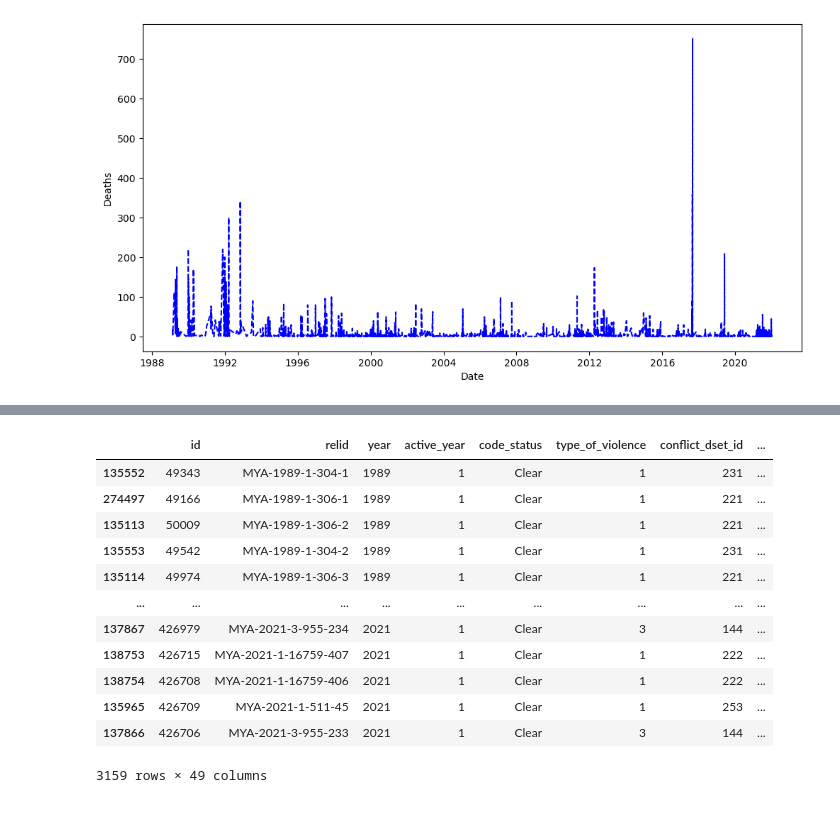
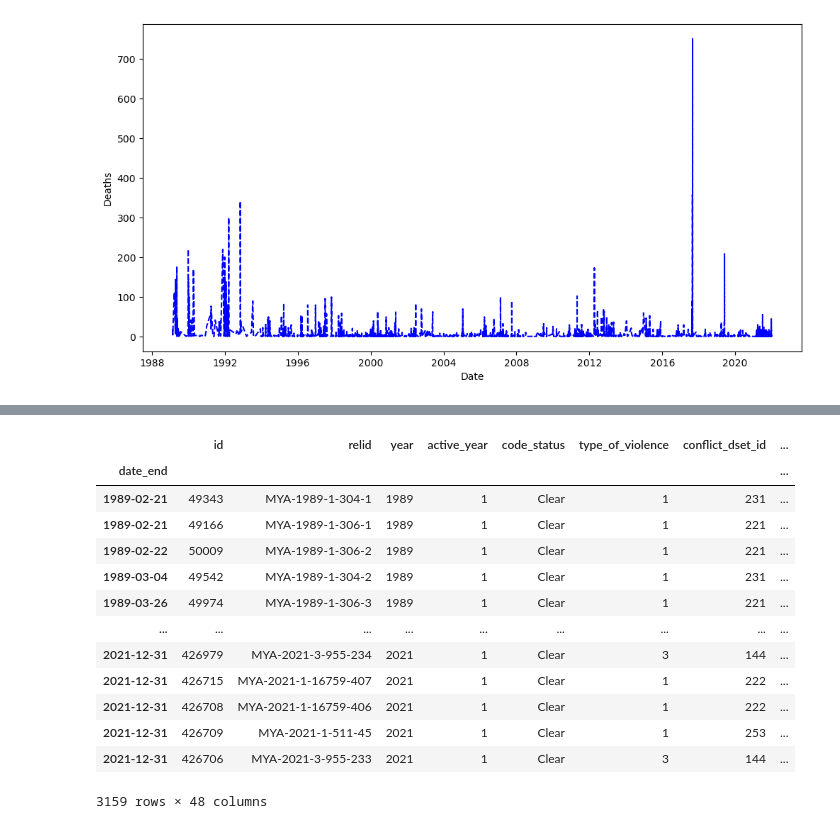
Before and after one commit to TomCKan/Myanmar_Data_Analysis, a Jupyter notebook: Myanmar_UCDP_1989to2021.ipynb, the cells around one changed output, grey strips where cells are left out. Saved outputs shown, nothing was run; the diff lists cells and outputs as text; code cells hidden in the pictures.

```diff
--- a/Myanmar_UCDP_1989to2021.ipynb
+++ b/Myanmar_UCDP_1989to2021.ipynb
@@ -5,7 +5,7 @@ import matplotlib.pyplot as plt
 
 %matplotlib inline
 # %%
-UCDP_Figures = pd.read_csv(r"C:\Users\Tom\Documents\Myanmar Project\Myanmar Project - Data & Codebooks\GEDEvent_v22_1.csv",
+UCDP_Figures = pd.read_csv(r"C:\Users\Tom\Documents\Myanmar_Project\Data _&_Codebooks\GEDEvent_v22_1.csv",
                            low_memory = False)
 # %%
 UCDP_Figures.head()
@@ -140,7 +141,7 @@ False
 425
 # %%
 # this code drops the 0 values from UCDP_Myanmar
-UCDP_MyanmarV2 = UCDP_Myanmar.loc[UCDP_Myanmar["best"] != 0]
+UCDP_Myanmar = UCDP_Myanmar.loc[UCDP_Myanmar["best"] != 0]
 # %%
 fig, axes = plt.subplots(figsize=(12, 6))
 
@@ -175,21 +176,22 @@ gwnoa                        object
 gwnob                       float64
 dtype: object
 # %%
-UCDP_MyanmarV2.set_index("id", "date_end")
+UCDP_Myanmar = UCDP_Myanmar.set_index("date_end")
 
-UCDP_MyanmarV2
+UCDP_Myanmar
 # %% [output]
 |  | id | relid | year | active_year | code_status | type_of_violence | conflict_dset_id | ... |
-| 135552 | 49343 | MYA-1989-1-304-1 | 1989 | 1 | Clear | 1 | 231 | ... |
-| 274497 | 49166 | MYA-1989-1-306-1 | 1989 | 1 | Clear | 1 | 221 | ... |
-| 135113 | 50009 | MYA-1989-1-306-2 | 1989 | 1 | Clear | 1 | 221 | ... |
-| 135553 | 49542 | MYA-1989-1-304-2 | 1989 | 1 | Clear | 1 | 231 | ... |
-| 135114 | 49974 | MYA-1989-1-306-3 | 1989 | 1 | Clear | 1 | 221 | ... |
+| date_end |  |  |  |  |  |  |  | ... |
+| 1989-02-21 | 49343 | MYA-1989-1-304-1 | 1989 | 1 | Clear | 1 | 231 | ... |
+| 1989-02-21 | 49166 | MYA-1989-1-306-1 | 1989 | 1 | Clear | 1 | 221 | ... |
+| 1989-02-22 | 50009 | MYA-1989-1-306-2 | 1989 | 1 | Clear | 1 | 221 | ... |
+| 1989-03-04 | 49542 | MYA-1989-1-304-2 | 1989 | 1 | Clear | 1 | 231 | ... |
+| 1989-03-26 | 49974 | MYA-1989-1-306-3 | 1989 | 1 | Clear | 1 | 221 | ... |
 | ... | ... | ... | ... | ... | ... | ... | ... | ... |
-| 137867 | 426979 | MYA-2021-3-955-234 | 2021 | 1 | Clear | 3 | 144 | ... |
-| 138753 | 426715 | MYA-2021-1-16759-407 | 2021 | 1 | Clear | 1 | 222 | ... |
-| 138754 | 426708 | MYA-2021-1-16759-406 | 2021 | 1 | Clear | 1 | 222 | ... |
-| 135965 | 426709 | MYA-2021-1-511-45 | 2021 | 1 | Clear | 1 | 253 | ... |
-| 137866 | 426706 | MYA-2021-3-955-233 | 2021 | 1 | Clear | 3 | 144 | ... |
+| 2021-12-31 | 426979 | MYA-2021-3-955-234 | 2021 | 1 | Clear | 3 | 144 | ... |
+| 2021-12-31 | 426715 | MYA-2021-1-16759-407 | 2021 | 1 | Clear | 1 | 222 | ... |
+| 2021-12-31 | 426708 | MYA-2021-1-16759-406 | 2021 | 1 | Clear | 1 | 222 | ... |
+| 2021-12-31 | 426709 | MYA-2021-1-511-45 | 2021 | 1 | Clear | 1 | 253 | ... |
+| 2021-12-31 | 426706 | MYA-2021-3-955-233 | 2021 | 1 | Clear | 3 | 144 | ... |
-3159 rows × 49 columns
+3159 rows × 48 columns
 # %%
```
Also changed, not shown: parts of 5 cells of this notebook.
